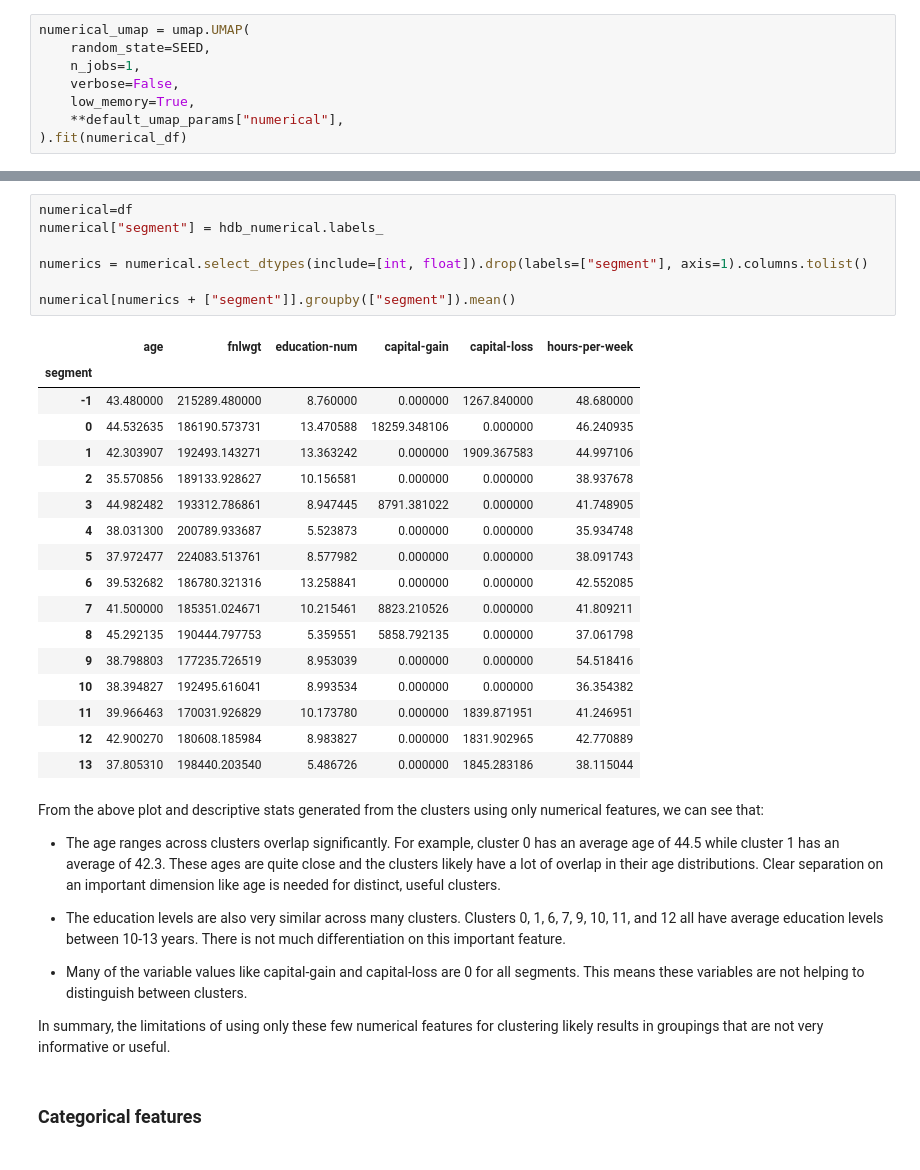
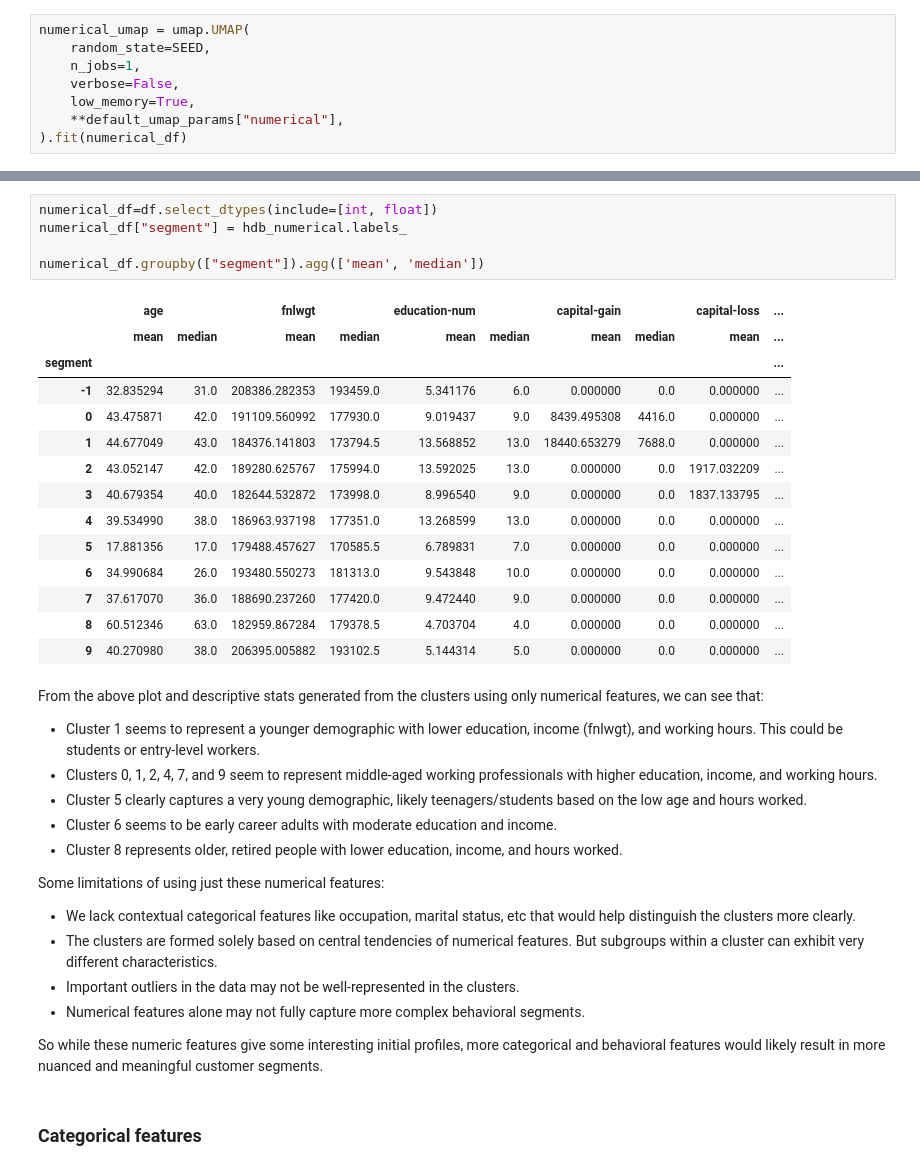
Before and after one commit to awslabs/amazon-denseclus, a Jupyter notebook: notebooks/DenseClusImplentation.ipynb, the cells around one changed output, grey strips where cells are left out. Cells and saved outputs as stored; diff of their text form.

Commit message:
updated results and analysis

```diff
--- a/notebooks/DenseClusImplentation.ipynb
+++ b/notebooks/DenseClusImplentation.ipynb
@@ -143,38 +167,40 @@ joint_plot = sns.jointplot(
-# %%
-numerical=df
-numerical["segment"] = hdb_numerical.labels_
-
-numerics = numerical.select_dtypes(include=[int, float]).drop(labels=["segment"], axis=1).columns.tolist()
-
-numerical[numerics + ["segment"]].groupby(["segment"]).mean()
-# %% [output]
-|  | age | fnlwgt | education-num | capital-gain | capital-loss | hours-per-week |
-| segment |  |  |  |  |  |  |
-| -1 | 43.480000 | 215289.480000 | 8.760000 | 0.000000 | 1267.840000 | 48.680000 |
-| 0 | 44.532635 | 186190.573731 | 13.470588 | 18259.348106 | 0.000000 | 46.240935 |
-| 1 | 42.303907 | 192493.143271 | 13.363242 | 0.000000 | 1909.367583 | 44.997106 |
-| 2 | 35.570856 | 189133.928627 | 10.156581 | 0.000000 | 0.000000 | 38.937678 |
-| 3 | 44.982482 | 193312.786861 | 8.947445 | 8791.381022 | 0.000000 | 41.748905 |
-| 4 | 38.031300 | 200789.933687 | 5.523873 | 0.000000 | 0.000000 | 35.934748 |
-| 5 | 37.972477 | 224083.513761 | 8.577982 | 0.000000 | 0.000000 | 38.091743 |
-| 6 | 39.532682 | 186780.321316 | 13.258841 | 0.000000 | 0.000000 | 42.552085 |
-| 7 | 41.500000 | 185351.024671 | 10.215461 | 8823.210526 | 0.000000 | 41.809211 |
-| 8 | 45.292135 | 190444.797753 | 5.359551 | 5858.792135 | 0.000000 | 37.061798 |
-| 9 | 38.798803 | 177235.726519 | 8.953039 | 0.000000 | 0.000000 | 54.518416 |
-| 10 | 38.394827 | 192495.616041 | 8.993534 | 0.000000 | 0.000000 | 36.354382 |
-| 11 | 39.966463 | 170031.926829 | 10.173780 | 0.000000 | 1839.871951 | 41.246951 |
-| 12 | 42.900270 | 180608.185984 | 8.983827 | 0.000000 | 1831.902965 | 42.770889 |
-| 13 | 37.805310 | 198440.203540 | 5.486726 | 0.000000 | 1845.283186 | 38.115044 |
+# %%
+numerical_df=df.select_dtypes(include=[int, float])
+numerical_df["segment"] = hdb_numerical.labels_
+
+numerical_df.groupby(["segment"]).agg(['mean', 'median'])
+# %% [output]
+|  | age |  | fnlwgt |  | education-num |  | capital-gain |  | capital-loss | ... |
+|  | mean | median | mean | median | mean | median | mean | median | mean | ... |
+| segment |  |  |  |  |  |  |  |  |  | ... |
+| -1 | 32.835294 | 31.0 | 208386.282353 | 193459.0 | 5.341176 | 6.0 | 0.000000 | 0.0 | 0.000000 | ... |
+| 0 | 43.475871 | 42.0 | 191109.560992 | 177930.0 | 9.019437 | 9.0 | 8439.495308 | 4416.0 | 0.000000 | ... |
+| 1 | 44.677049 | 43.0 | 184376.141803 | 173794.5 | 13.568852 | 13.0 | 18440.653279 | 7688.0 | 0.000000 | ... |
+| 2 | 43.052147 | 42.0 | 189280.625767 | 175994.0 | 13.592025 | 13.0 | 0.000000 | 0.0 | 1917.032209 | ... |
+| 3 | 40.679354 | 40.0 | 182644.532872 | 173998.0 | 8.996540 | 9.0 | 0.000000 | 0.0 | 1837.133795 | ... |
+| 4 | 39.534990 | 38.0 | 186963.937198 | 177351.0 | 13.268599 | 13.0 | 0.000000 | 0.0 | 0.000000 | ... |
+| 5 | 17.881356 | 17.0 | 179488.457627 | 170585.5 | 6.789831 | 7.0 | 0.000000 | 0.0 | 0.000000 | ... |
+| 6 | 34.990684 | 26.0 | 193480.550273 | 181313.0 | 9.543848 | 10.0 | 0.000000 | 0.0 | 0.000000 | ... |
+| 7 | 37.617070 | 36.0 | 188690.237260 | 177420.0 | 9.472440 | 9.0 | 0.000000 | 0.0 | 0.000000 | ... |
+| 8 | 60.512346 | 63.0 | 182959.867284 | 179378.5 | 4.703704 | 4.0 | 0.000000 | 0.0 | 0.000000 | ... |
+| 9 | 40.270980 | 38.0 | 206395.005882 | 193102.5 | 5.144314 | 5.0 | 0.000000 | 0.0 | 0.000000 | ... |
 # %% [markdown]
 From the above plot and descriptive stats generated from the clusters using only numerical features, we can see that:
 
-- The age ranges across clusters overlap significantly. For example, cluster 0 has an average age of 44.5 while cluster 1 has an average of 42.3. These ages are quite close and the clusters likely have a lot of overlap in their age distributions. Clear separation on an important dimension like age is needed for distinct, useful clusters.
+- Cluster 1 seems to represent a younger demographic with lower education, income (fnlwgt), and working hours. This could be students or entry-level workers.
+- Clusters 0, 1, 2, 4, 7, and 9 seem to represent middle-aged working professionals with higher education, income, and working hours.
+- Cluster 5 clearly captures a very young demographic, likely teenagers/students based on the low age and hours worked.
+- Cluster 6 seems to be early career adults with moderate education and income.
+- Cluster 8 represents older, retired people with lower education, income, and hours worked.
 
-- The education levels are also very similar across many clusters. Clusters 0, 1, 6, 7, 9, 10, 11, and 12 all have average education levels between 10-13 years. There is not much differentiation on this important feature.
+Some limitations of using just these numerical features:
 
-- Many of the variable values like capital-gain and capital-loss are 0 for all segments. This means these variables are not helping to distinguish between clusters.
+- We lack contextual categorical features like occupation, marital status, etc that would help distinguish the clusters more clearly.
+- The clusters are formed solely based on central tendencies of numerical features. But subgroups within a cluster can exhibit very different characteristics.
+- Important outliers in the data may not be well-represented in the clusters.
+- Numerical features alone may not fully capture more complex behavioral segments.
 
-In summary, the limitations of using only these few numerical features for clustering likely results in groupings that are not very informative or useful.
+So while these numeric features give some interesting initial profiles, more categorical and behavioral features would likely result in more nuanced and meaningful customer segments.
 # %% [markdown]
 ### Categorical features
 # %%
```
Also changed, not shown: parts of 22 cells of this notebook.
